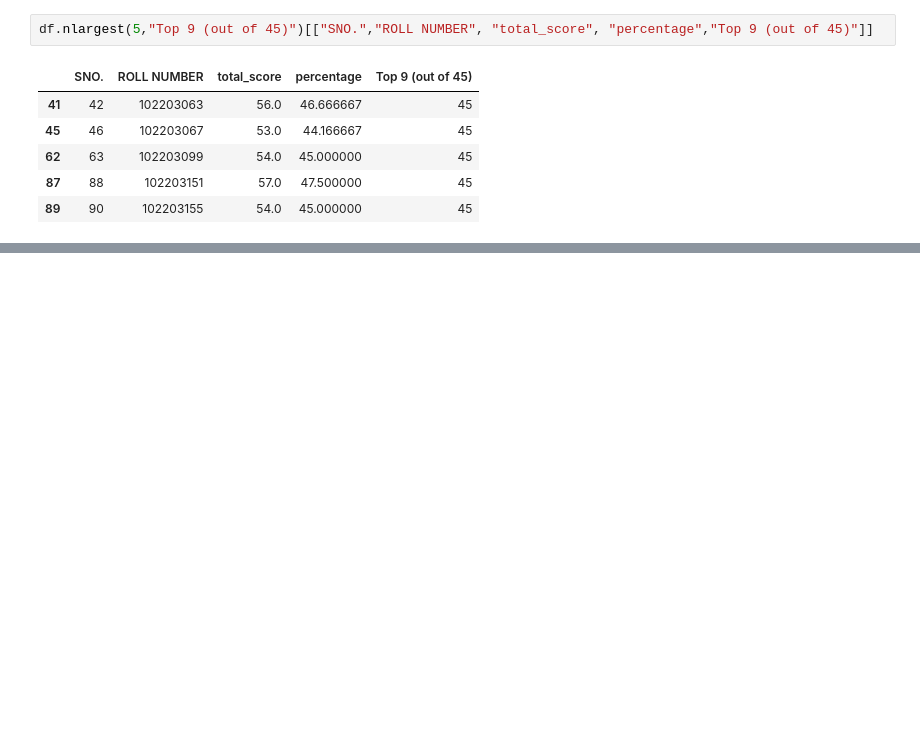
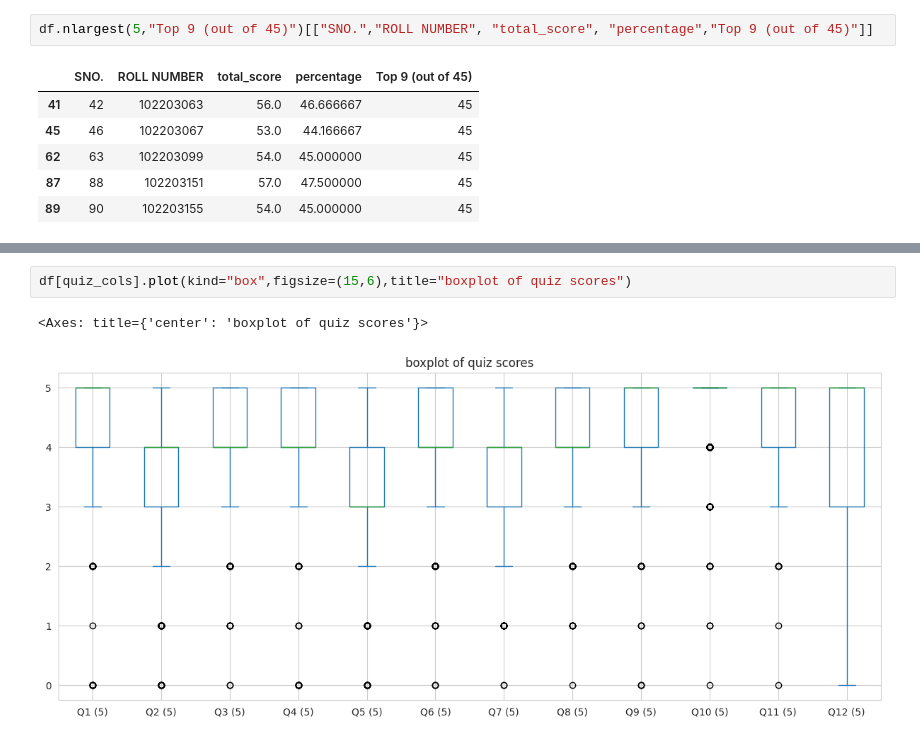
Before and after one commit to sthitaprajnadas/gcp-aiml-works, a Jupyter notebook: quiz_marks.ipynb, the cells around one changed output, grey strips where cells are left out. Saved outputs shown, nothing was run; the diff lists cells and outputs as text; blank space fills up the shorter version.

```diff
--- a/quiz_marks.ipynb
+++ b/quiz_marks.ipynb
@@ -87,0 +97,5 @@ df.nlargest(5,"Top 9 (out of 45)")[["SNO.","ROLL NUMBER", "total_score", "percen
+# %%
+df[quiz_cols].plot(kind="box",figsize=(15,6),title="boxplot of quiz scores")
+# %% [output]
+<Axes: title={'center': 'boxplot of quiz scores'}>
+[figure, added]
```
Also changed, not shown: parts of 2 cells of this notebook.
